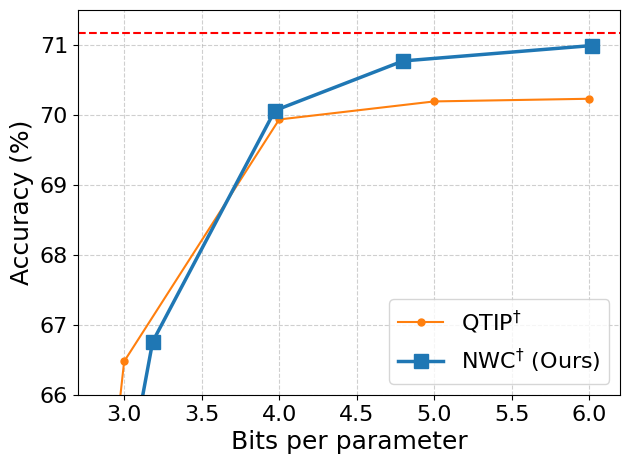
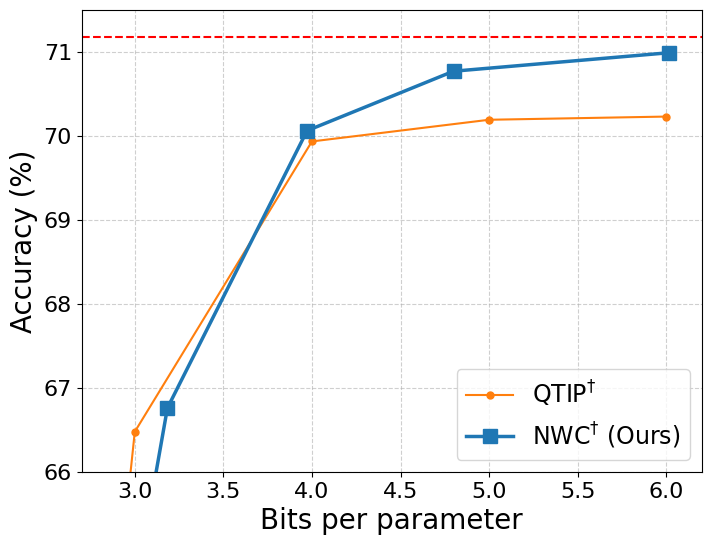
The notebook cell's code change between the first figure and the second:
--- before
+++ after
@@ -1,16 +1,19 @@
 
 import matplotlib.cm as cm
+import matplotlib.ticker as ticker
 
 plt.rcParams['font.size'] = 16
 plt.rcParams['axes.titlesize'] = 18
-plt.rcParams['axes.labelsize'] = 18
+plt.rcParams['axes.labelsize'] = 20
+# plt.rcParams['axes.labelsize'] = 23
 plt.rcParams['xtick.labelsize'] = 16
 plt.rcParams['ytick.labelsize'] = 16
-plt.rcParams['legend.fontsize'] = 16
-plt.rcParams['figure.titlesize'] = 20
+plt.rcParams['legend.fontsize'] = 17
+# plt.rcParams['legend.fontsize'] = 20
+plt.rcParams['figure.titlesize'] = 22
 
 for model, plot_data in all_result.items():
     
-    fig, ax = plt.subplots(figsize=(7, 5))
+    fig, ax = plt.subplots(figsize=(8, 6))
     cmap = cm.get_cmap('tab10')
     colors = {}
@@ -66,6 +69,8 @@
         pass
     plt.grid(True, which='both', linestyle='--', alpha=0.6)
-    filename = os.path.join('plots', f'{model}.png')
+    filename = os.path.join('./plots_figures', f'{model}.pdf')
     # plt.savefig(filename, dpi=300)
+    ax.yaxis.set_major_locator(ticker.MultipleLocator(1))
+    
     plt.savefig(filename, dpi=300, bbox_inches='tight')
     plt.show()

Commit: icml